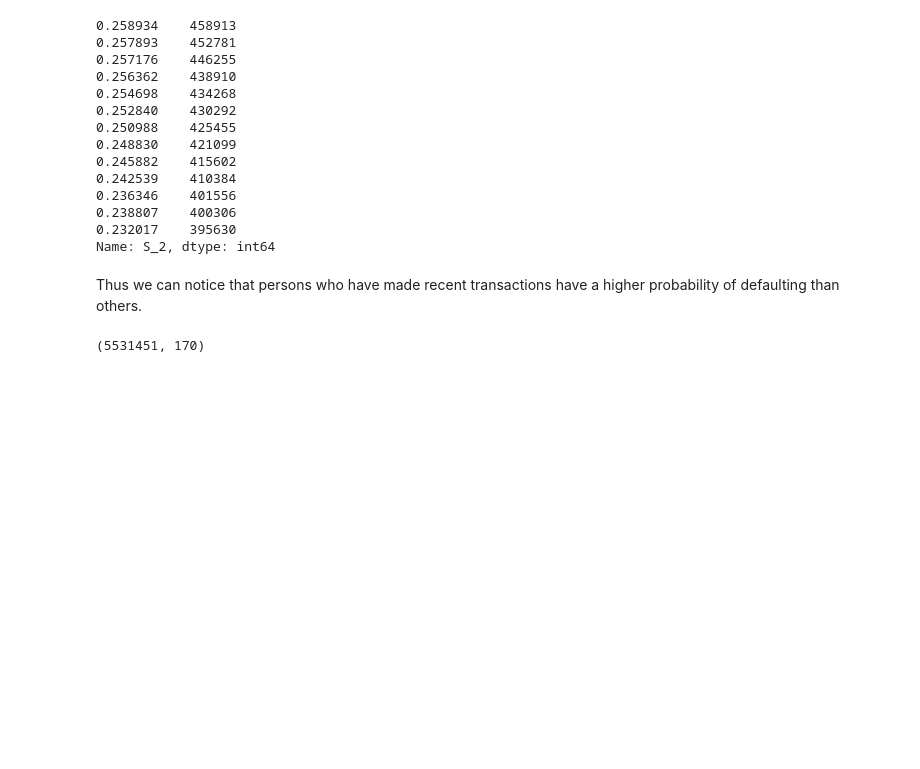
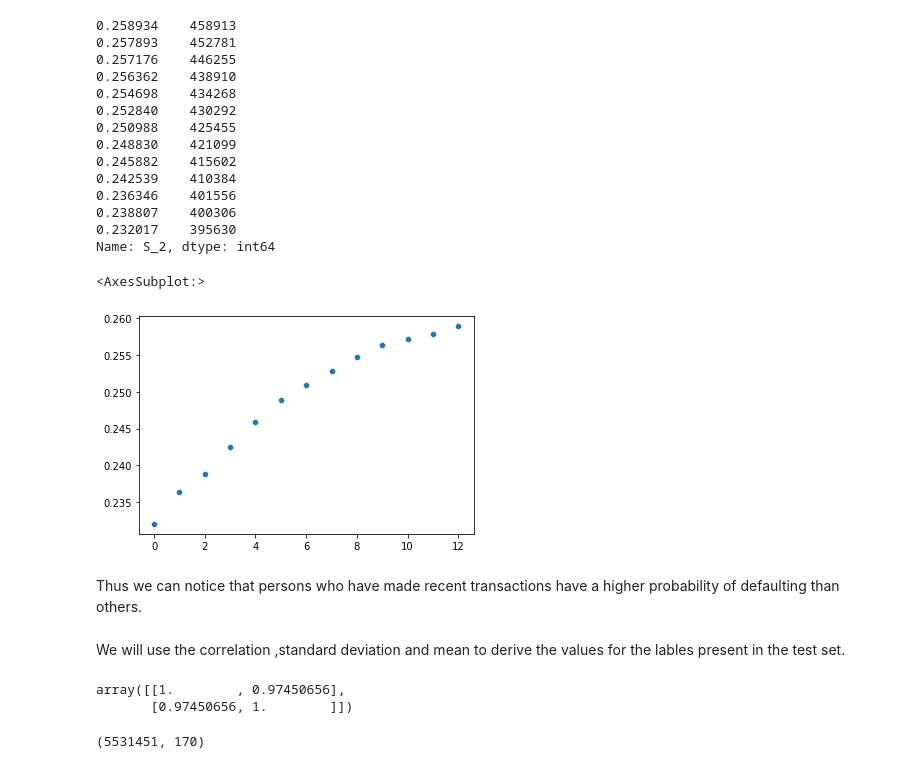
Before and after one commit to DEBARPAN995/American-Express, a Jupyter notebook: american-express-train-eda.ipynb, the cells around one changed output. Saved outputs shown, nothing was run; the diff lists cells and outputs as text; code cells hidden in the pictures; blank space fills up the shorter version.

Commit message:
Kaggle Notebook | American Express Train EDA | Version 5

```diff
--- a/american-express-train-eda.ipynb
+++ b/american-express-train-eda.ipynb
@@ -1278,8 +1280,20 @@ train["S_2"].value_counts()
 0.238807    400306
 0.232017    395630
 Name: S_2, dtype: int64
+# %%
+sns.scatterplot(x=np.linspace(start=0,stop=12,num=13),y=train["S_2"].unique())
+# %% [output]
+<AxesSubplot:>
+[figure, added]
 # %% [markdown]
 Thus we can notice that persons who have made recent transactions have a higher probability of defaulting than others.
+# %% [markdown]
+We will use the correlation ,standard deviation and mean to derive the values for the lables present in the test set.
+# %%
+np.corrcoef(np.linspace(start=0,stop=12,num=13),y=train["S_2"].unique())
+# %% [output]
+array([[1.        , 0.97450656],
+       [0.97450656, 1.        ]])
 # %%
 train.shape
 # %% [output]
```
Also changed, not shown: parts of 2 cells of this notebook.
